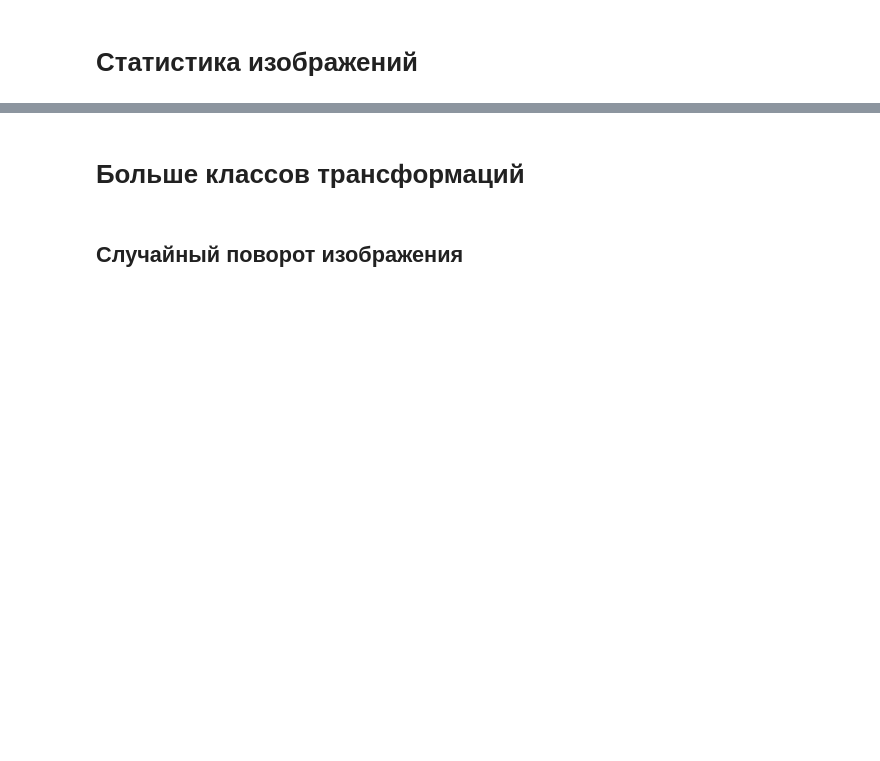
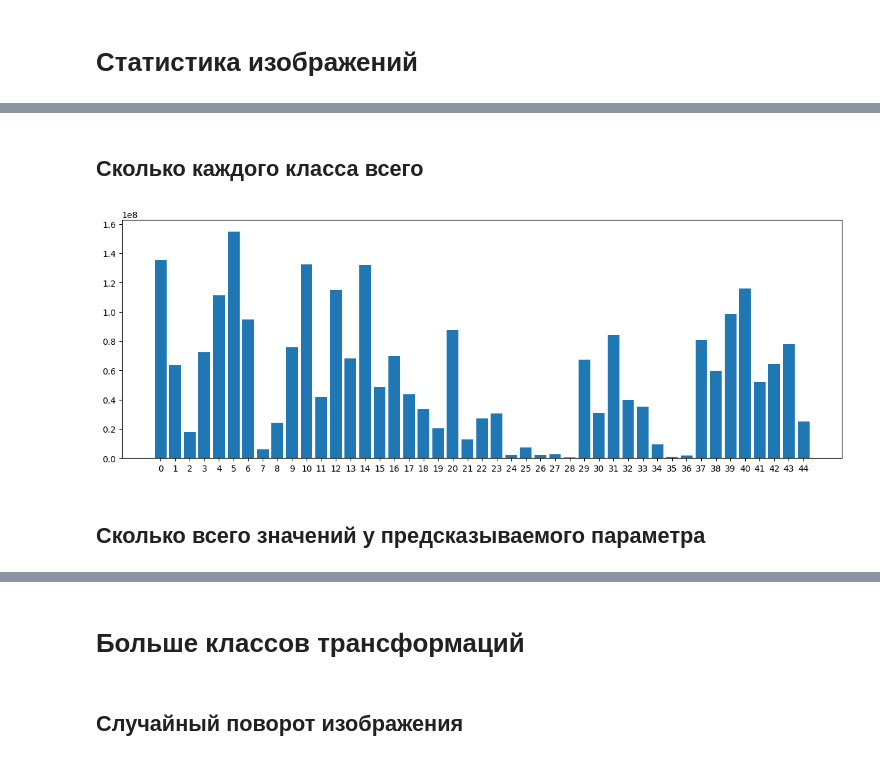
Before and after one commit to neykriim/learn_cycle, a Jupyter notebook: PSPNet main.ipynb, the cells around one changed output, grey strips where cells are left out. Drawn from its saved outputs; the diff is of its cells as text; code cells hidden in the pictures; blank space fills up the shorter version.

```diff
--- a/PSPNet main.ipynb
+++ b/PSPNet main.ipynb
@@ -183,7 +183,7 @@ class MyDataset(Dataset):
 # %%
 dataset = MyDataset(
     root='/home/prokofev.a@agtu.ru/Загрузки/qgis temp/Обучение моделей/dataset',
-    maskNames=['SA', 'FA'],
+    maskNames=['SA'],
     transform=[T.ToTensor()] * 3
 )
 layerscount = len(dataset.getLayers()[0])
@@ -245,0 +252,11 @@ statistic.to_csv('statistic.csv')
+# %%
+from IPython.display import clear_output
+
+stats = pd.read_csv('statistic.csv', index_col=0)
+for idx, image in stats.iterrows():
+    clear_output(wait=True)
+    data = gpd.read_file(f"/home/prokofev.a@agtu.ru/Загрузки/qgis temp/Обучение моделей/dataset/{image.image}")
+    counts = data.ice.value_counts()
+    print(counts)
+    stats.loc[idx, 'counts'] = ", ".join([str(counts[i]) for i in image.uniques.split(', ')])
+    display(stats.iloc[max(0,idx-5):min(idx+5, len(stats))])
@@ -245,0 +278,16 @@ statistic.to_csv('statistic.csv')
+# %% [markdown]
+## Сколько каждого класса всего
+# %%
+stats = pd.read_csv('statistic new.csv', index_col=0)
+classesCount = {str(i):0 for i in pd.read_csv('ice_types.csv', index_col=0).index.to_list()}
+for i, image in stats.iterrows():
+    for j, k in enumerate(image.uniques.split(', ')):
+        classesCount[k] += int(image.counts.split(', ')[j])
+# %%
+plt.figure(figsize=(15,5))
+plt.bar(classesCount.keys(), classesCount.values(), width=0.8)
+plt.show()
+# %% [output]
+[figure, added]
+# %% [markdown]
+## Сколько всего значений у предсказываемого параметра
```
Also changed, not shown: parts of 14 cells of this notebook.
